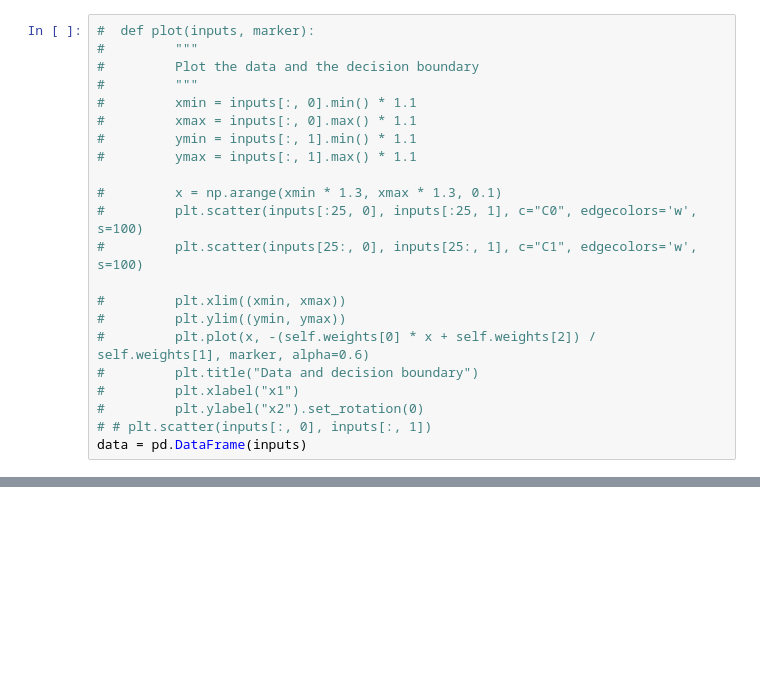
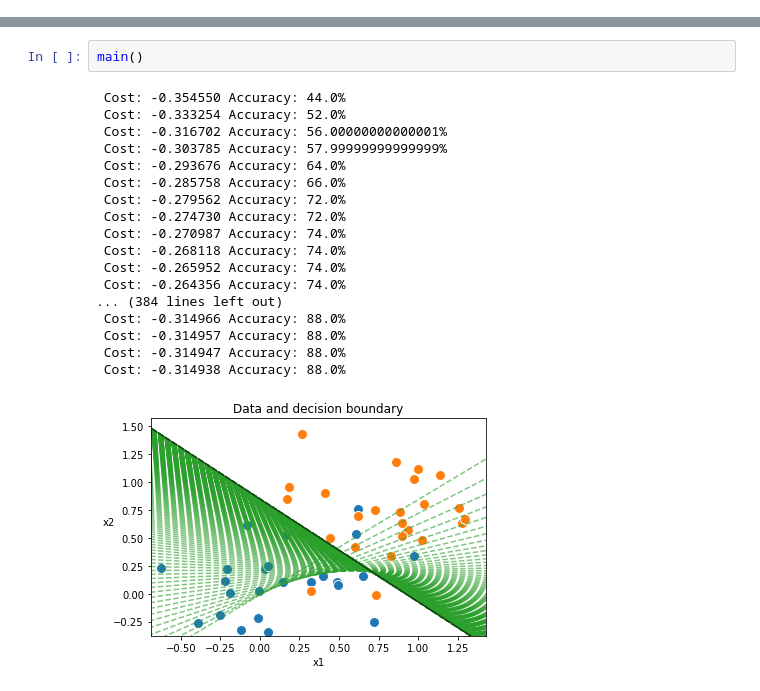
Before and after one commit to garyCC227/cs9444, a Jupyter notebook: hw1/src/part2.ipynb, the cells around one changed output, grey strips where cells are left out. Saved outputs shown, nothing was run; the diff lists cells and outputs as text; blank space fills up the shorter version.

```diff
--- a/hw1/src/part2.ipynb
+++ b/hw1/src/part2.ipynb
@@ -41,22 +0,0 @@ inputs, labels = pkl.load(open("../data/binary_classification_data.pkl", "rb"))
-# %%
-#  def plot(inputs, marker):
-#         """
-#         Plot the data and the decision boundary
-#         """
-#         xmin = inputs[:, 0].min() * 1.1
-#         xmax = inputs[:, 0].max() * 1.1
-#         ymin = inputs[:, 1].min() * 1.1
-#         ymax = inputs[:, 1].max() * 1.1
-
-#         x = np.arange(xmin * 1.3, xmax * 1.3, 0.1)
-#         plt.scatter(inputs[:25, 0], inputs[:25, 1], c="C0", edgecolors='w', s=100)
-#         plt.scatter(inputs[25:, 0], inputs[25:, 1], c="C1", edgecolors='w', s=100)
-
-#         plt.xlim((xmin, xmax))
-#         plt.ylim((ymin, ymax))
-#         plt.plot(x, -(self.weights[0] * x + self.weights[2]) / self.weights[1], marker, alpha=0.6)
-#         plt.title("Data and decision boundary")
-#         plt.xlabel("x1")
-#         plt.ylabel("x2").set_rotation(0)
-# # plt.scatter(inputs[:, 0], inputs[:, 1])
-data = pd.DataFrame(inputs)
@@ -88,0 +154,21 @@ Name: 1, dtype: float64
+# %%
+main()
+# %% [output]
+ Cost: -0.354550 Accuracy: 44.0%
+ Cost: -0.333254 Accuracy: 52.0%
+ Cost: -0.316702 Accuracy: 56.00000000000001%
+ Cost: -0.303785 Accuracy: 57.99999999999999%
+ Cost: -0.293676 Accuracy: 64.0%
+ Cost: -0.285758 Accuracy: 66.0%
+ Cost: -0.279562 Accuracy: 72.0%
+ Cost: -0.274730 Accuracy: 72.0%
+ Cost: -0.270987 Accuracy: 74.0%
+ Cost: -0.268118 Accuracy: 74.0%
+ Cost: -0.265952 Accuracy: 74.0%
+ Cost: -0.264356 Accuracy: 74.0%
+... (384 lines left out)
+ Cost: -0.314966 Accuracy: 88.0%
+ Cost: -0.314957 Accuracy: 88.0%
+ Cost: -0.314947 Accuracy: 88.0%
+ Cost: -0.314938 Accuracy: 88.0%
+[figure, added]
```
Also changed, not shown: parts of 7 cells of this notebook, 2 other files.
